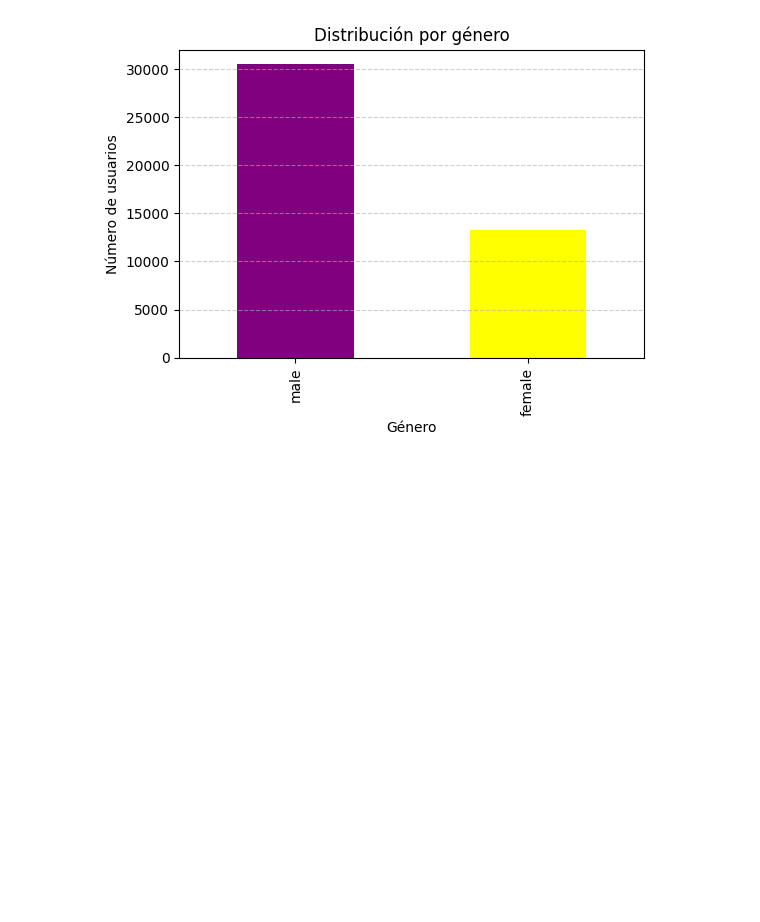
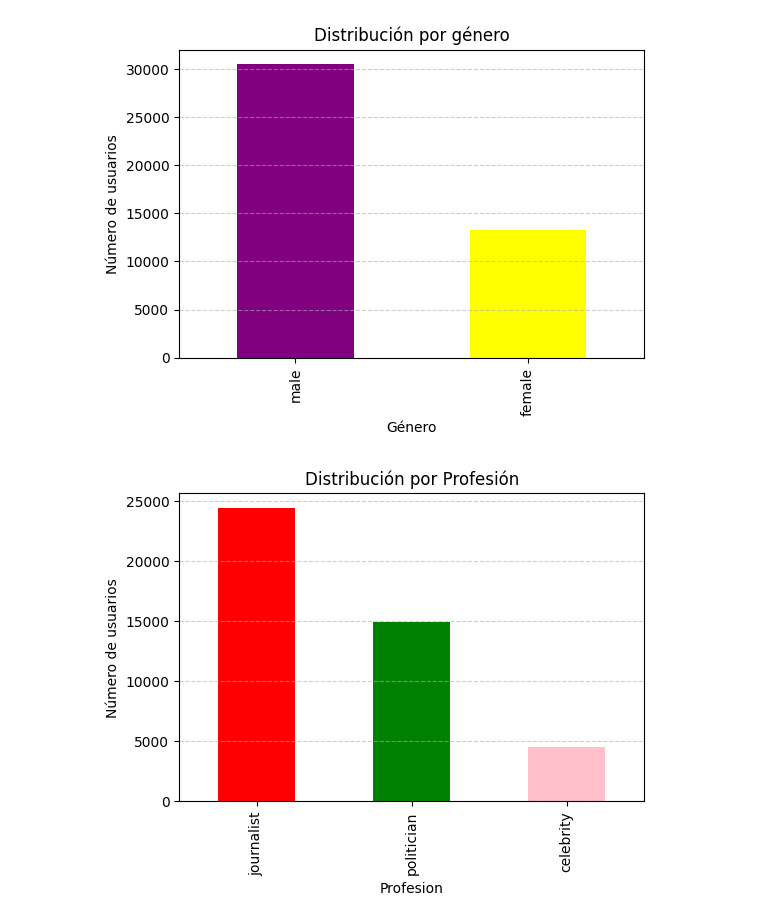
Before and after one commit to LuciaSS27/Proyecto-Datos-Yassira-Oriol-Javier-Lucia, a Jupyter notebook: Proyecto_Datos.ipynb, the cells around one changed output. Saved outputs shown, nothing was run; the diff lists cells and outputs as text; code cells hidden in the pictures; blank space fills up the shorter version.

```diff
--- a/Proyecto_Datos.ipynb
+++ b/Proyecto_Datos.ipynb
@@ -73,3 +73,19 @@ plt.show()
 # %% [output]
 30480
 [figure]
+# %%
+#Profesión
+Profession = data['profession']
+count= data['profession'].value_counts()
+#Gráfica
+plt.figure(figsize=(6,4))
+count.plot(kind='bar', color=['red', 'green','pink'])
+
+plt.title("Distribución por Profesión")
+plt.xlabel("Profesion")
+plt.ylabel("Número de usuarios")
+plt.grid(axis='y', linestyle='--', alpha=0.6)
+
+plt.show()
+# %% [output]
+[figure, added]
```
Also changed, not shown: parts of 1 cell of this notebook.
